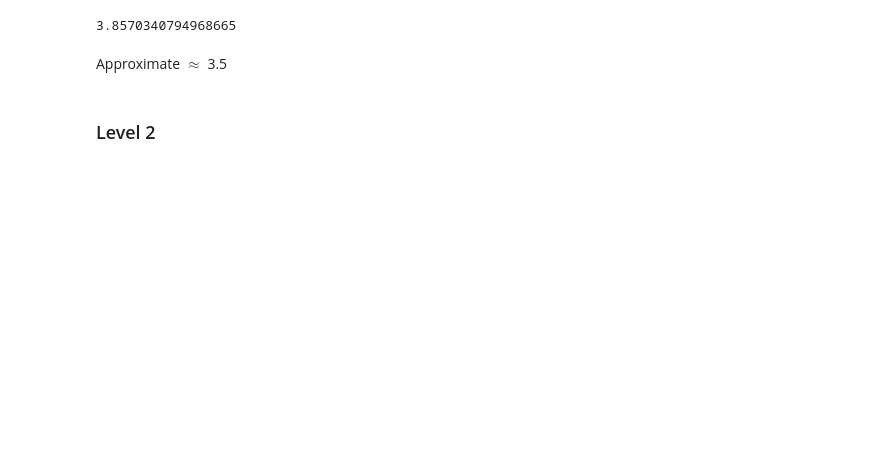
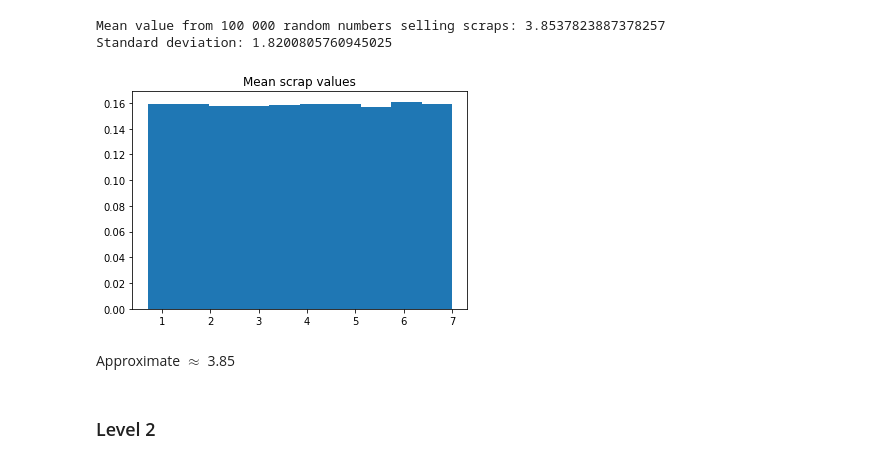
Before and after one commit to TrellixVulnTeam/INF368_65ZU, a Jupyter notebook: Weekly_Tasks/week2.ipynb, the cells around one changed output. Cells and saved outputs as stored; diff of their text form; code cells hidden in the pictures; blank space fills up the shorter version.

Commit message:
plots added

```diff
--- a/Weekly_Tasks/week2.ipynb
+++ b/Weekly_Tasks/week2.ipynb
@@ -16,10 +16,18 @@ plt.show()
-# %%
-monte_carlo_scrap_sim = np.mean(np.vectorize(lambda x: x*0.7)(monte_carlo_rand_num))
-print(monte_carlo_scrap_sim)
-# %% [output]
-3.8570340794968665
+# %%
+values = np.vectorize(lambda x: x*0.7)(monte_carlo_rand_num)
+monte_carlo_scrap_sim = np.mean(values)
+std = np.std(values)
+print("Mean value from 100 000 random numbers selling scraps:", monte_carlo_scrap_sim)
+print("Standard deviation:", std)
+plt.hist(values, density=True)
+plt.title("Mean scrap values")
+plt.show()
+# %% [output]
+Mean value from 100 000 random numbers selling scraps: 3.8537823887378257
+Standard deviation: 1.8200805760945025
+[figure, added]
 # %% [markdown]
-Approximate $\approx$ 3.5
+Approximate $\approx$ 3.85
 # %% [markdown]
 ### Level 2
 # %%
```
Also changed, not shown: parts of 8 cells of this notebook.
